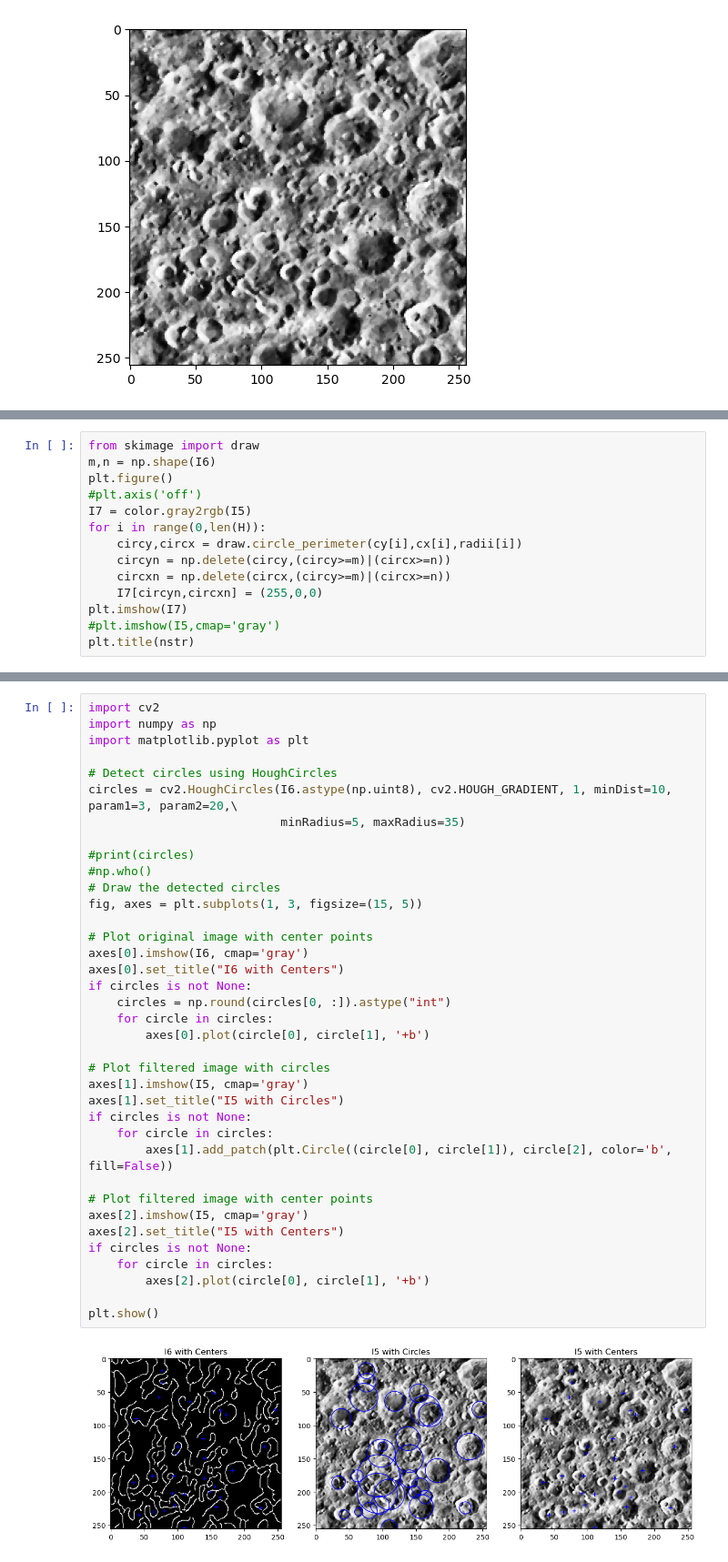
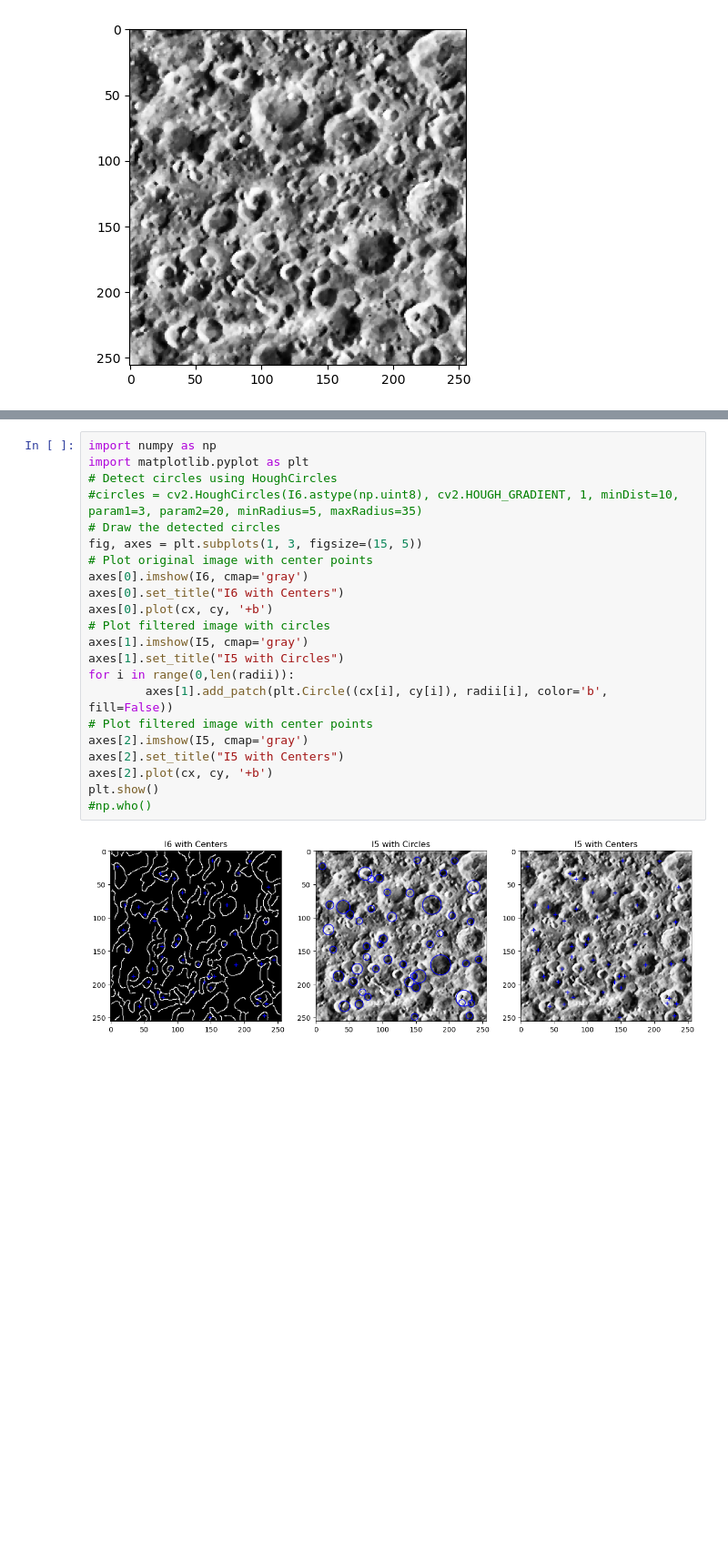
Before and after one commit to 4minakov/practical-data, a Jupyter notebook: Data_Practicals_7.ipynb, the cells around one changed output, grey strips where cells are left out. Shown at 91% size. Drawn from its saved outputs; the diff is of its cells as text; blank space fills up the shorter version.

```diff
--- a/Data_Practicals_7.ipynb
+++ b/Data_Practicals_7.ipynb
@@ -157,14 +148,0 @@ plt.show()
-# %%
-from skimage import draw
-m,n = np.shape(I6)
-plt.figure()
-#plt.axis('off')
-I7 = color.gray2rgb(I5)
-for i in range(0,len(H)):
-    circy,circx = draw.circle_perimeter(cy[i],cx[i],radii[i])
-    circyn = np.delete(circy,(circy>=m)|(circx>=n))
-    circxn = np.delete(circx,(circy>=m)|(circx>=n))
-    I7[circyn,circxn] = (255,0,0)
-plt.imshow(I7)
-#plt.imshow(I5,cmap='gray')
-plt.title(nstr)
@@ -175,39 +149,24 @@ Text(0.5, 1.0, 'Number of craters: 50')
 # %%
-import cv2
 import numpy as np
 import matplotlib.pyplot as plt
-
 # Detect circles using HoughCircles
-circles = cv2.HoughCircles(I6.astype(np.uint8), cv2.HOUGH_GRADIENT, 1, minDist=10, param1=3, param2=20,\
-                           minRadius=5, maxRadius=35)
-
-#print(circles)
-#np.who()
+#circles = cv2.HoughCircles(I6.astype(np.uint8), cv2.HOUGH_GRADIENT, 1, minDist=10, param1=3, param2=20, minRadius=5, maxRadius=35)
 # Draw the detected circles
 fig, axes = plt.subplots(1, 3, figsize=(15, 5))
-
 # Plot original image with center points
 axes[0].imshow(I6, cmap='gray')
 axes[0].set_title("I6 with Centers")
-if circles is not None:
-    circles = np.round(circles[0, :]).astype("int")
-    for circle in circles:
-        axes[0].plot(circle[0], circle[1], '+b')
-
+axes[0].plot(cx, cy, '+b')
 # Plot filtered image with circles
 axes[1].imshow(I5, cmap='gray')
 axes[1].set_title("I5 with Circles")
-if circles is not None:
-    for circle in circles:
-        axes[1].add_patch(plt.Circle((circle[0], circle[1]), circle[2], color='b', fill=False))
-
+for i in range(0,len(radii)):
+        axes[1].add_patch(plt.Circle((cx[i], cy[i]), radii[i], color='b', fill=False))
 # Plot filtered image with center points
 axes[2].imshow(I5, cmap='gray')
 axes[2].set_title("I5 with Centers")
-if circles is not None:
-    for circle in circles:
-        axes[2].plot(circle[0], circle[1], '+b')
-
+axes[2].plot(cx, cy, '+b')
 plt.show()
+#np.who()
 # %% [output]
-[figure, old version]
+[figure, new version]
```
Also changed, not shown: parts of 9 cells of this notebook.
